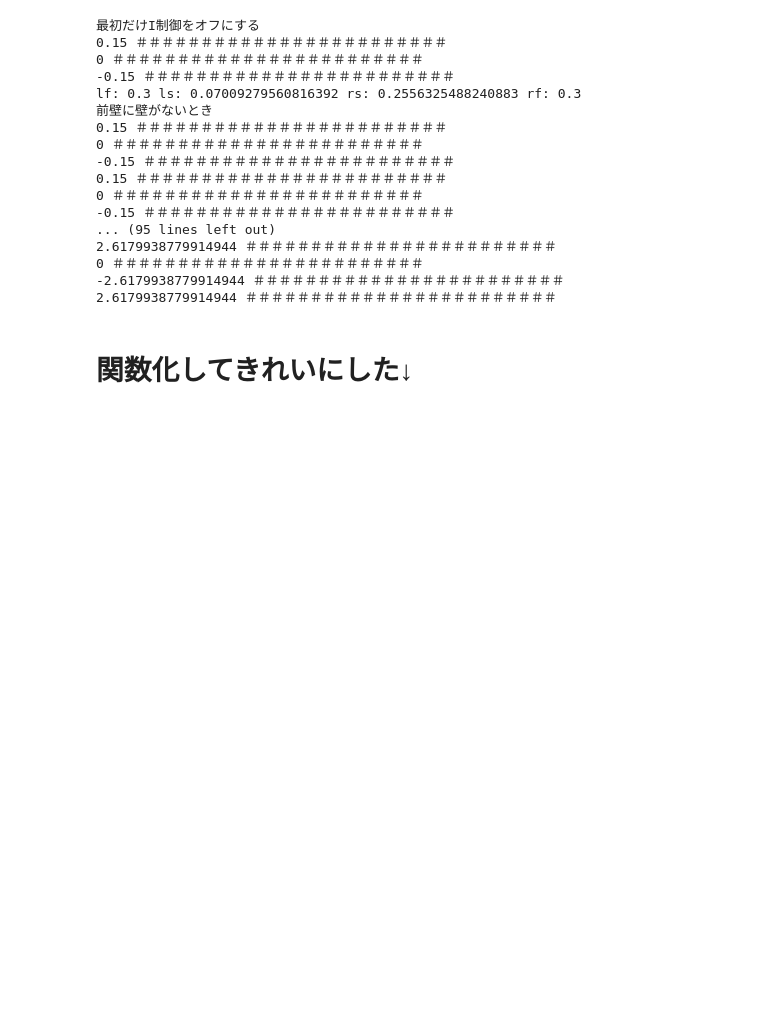
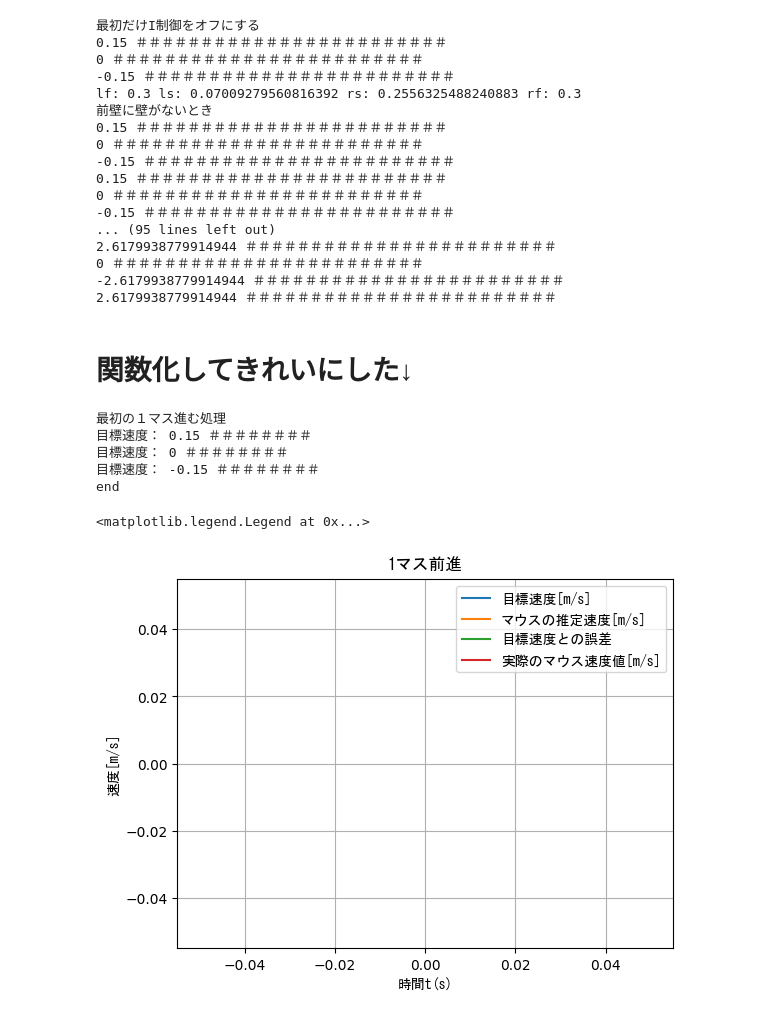
Before and after one commit to ShibuyaAtsushi/my_mujoco_mouse, a Jupyter notebook: mujoco_micromouse/etc/Left_hand_rule.ipynb, the cells around one changed output. Cells and saved outputs as stored; diff of their text form; code cells hidden in the pictures; blank space fills up the shorter version.

```diff
--- a/mujoco_micromouse/etc/Left_hand_rule.ipynb
+++ b/mujoco_micromouse/etc/Left_hand_rule.ipynb
@@ -1470,7 +1470,7 @@ def straight(model, data, mouse_xpos, mouse_ypos, mouse_vel, mouse_angle_rad, pr
       action(model, data, left_mot, right_mot)
       # 制御周期を遅くするため，シミュレーションを100回繰り返す
       for seigyosyuuki_delay in range(100):
-        mujoco.mj_step(model, data)
+        mujoco.mj_step(model, data,)
         # lf, ls, rs, rf = get_distance(model, data) #各センサ値を取得
       #Vizualize　あんまり細かく描画しすぎないように，0.01秒以上経ってたら描画するようにする
       viz_now = data.time
@@ -1788,30 +1788,38 @@ with mujoco.viewer.launch_passive(model, data, key_callback=key_callback) as vie
         viz_past = viz_now
         viewer.sync()
 
 print("end")
 plt.title("1マス前進", fontname="MS Gothic")
 plt.grid()
 plt.xlabel("時間t(s)", fontname="MS Gothic")
 plt.ylabel("速度[m/s]", fontname="MS Gothic")
 
 #前進関係のプロット
 plt.plot(timevals5, target_vel_graph, linestyle='solid', label="目標速度[m/s]")
 plt.plot(timevals5, mouse_vel_graph, linestyle='solid', label="マウスの推定速度[m/s]")
 plt.plot(timevals5, err_vel_graph, linestyle='solid', label="目標速度との誤差")
 plt.plot(timevals5, mouse_correct_vel_graph, linestyle='solid', label="実際のマウス速度値[m/s]")
 
 #回転関係のプロット
 # plt.plot(timevals6, target_rad_vel_graph, linestyle='solid', label="目標角速度(rad/s)")
 # plt.plot(timevals6, mouse_rad_vel_graph, linestyle='solid', label="マウス角速度値(推定)")
 # plt.plot(timevals6, err_rad_vel_graph, linestyle='solid', label="目標との角速度誤差")
 # plt.plot(timevals6, mouse_correct_rad_vel_graph, linestyle='solid', label="真の角速度")
 
 #壁センサのプロット
 # plt.plot(timevals5, LRF_lf_graph, linestyle='solid', label="左前センサ")
 # plt.plot(timevals5, LRF_ls_graph, linestyle='solid', label="左センサ")
 # plt.plot(timevals5, LRF_rs_graph, linestyle='solid', label="右センサ")
 # plt.plot(timevals5, LRF_rf_graph, linestyle='solid', label="右前センサ")
 
 
 # plt.plot(t, y, label='Free Fall', )
 plt.legend(prop={'family':'MS Gothic'})
+# %% [output]
+最初の１マス進む処理
+目標速度： 0.15 ＃＃＃＃＃＃＃＃
+目標速度： 0 ＃＃＃＃＃＃＃＃
+目標速度： -0.15 ＃＃＃＃＃＃＃＃
+end
+<matplotlib.legend.Legend at 0x...>
+[figure, added]
```
Also changed, not shown: 2 other files.
